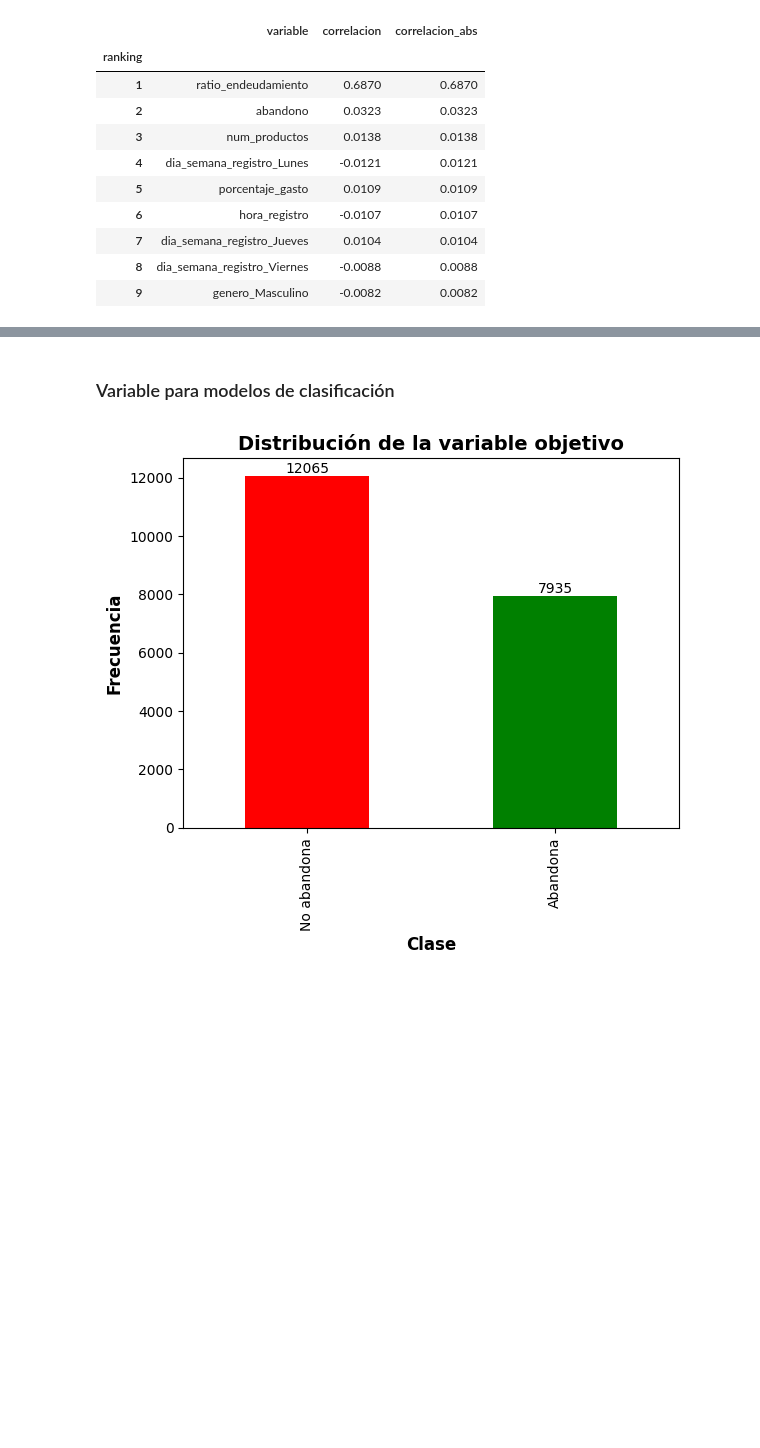
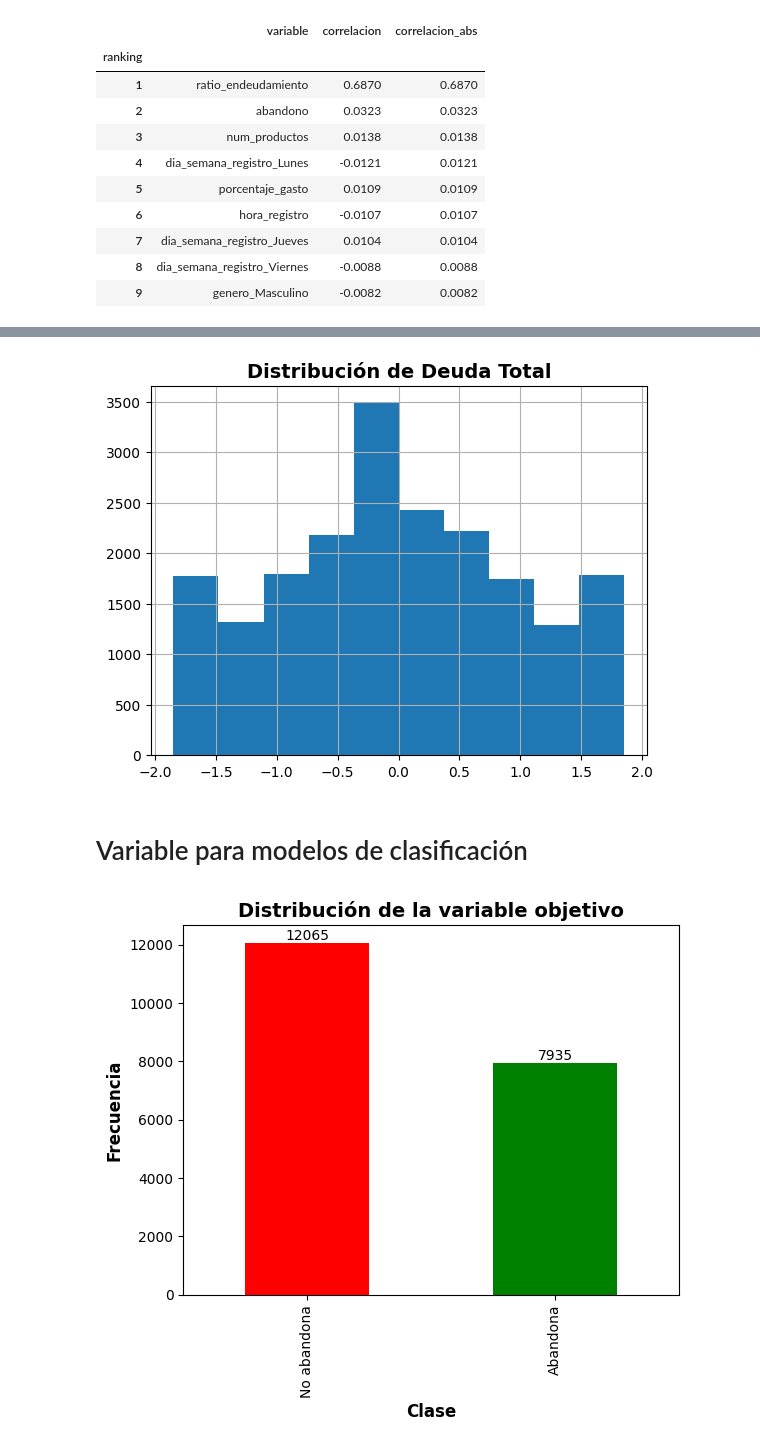
Before and after one commit to ramirezluna-david/proyecto_modelado_grp2, a Jupyter notebook: notebooks/analisis_exploratorio.ipynb, the cells around one changed output, grey strips where cells are left out. Saved outputs shown, nothing was run; the diff lists cells and outputs as text; code cells hidden in the pictures; blank space fills up the shorter version.

```diff
--- a/notebooks/analisis_exploratorio.ipynb
+++ b/notebooks/analisis_exploratorio.ipynb
@@ -265,0 +277,2 @@ mejores_predictores.round(4)
+# %%
+target = "gasto_mensual"
@@ -266,5 +305,11 @@ mejores_predictores.round(4)
+# %%
+data[target].hist()
+plt.title("Distribución de Deuda Total", fontsize=14, fontweight="bold")
+plt.show()
+# %% [output]
+[figure, added]
 # %% [markdown]
-### Variable para modelos de clasificación
+# Variable para modelos de clasificación
 # %%
 target = "abandono"
 # %%
```
Also changed, not shown: parts of 9 cells of this notebook.
